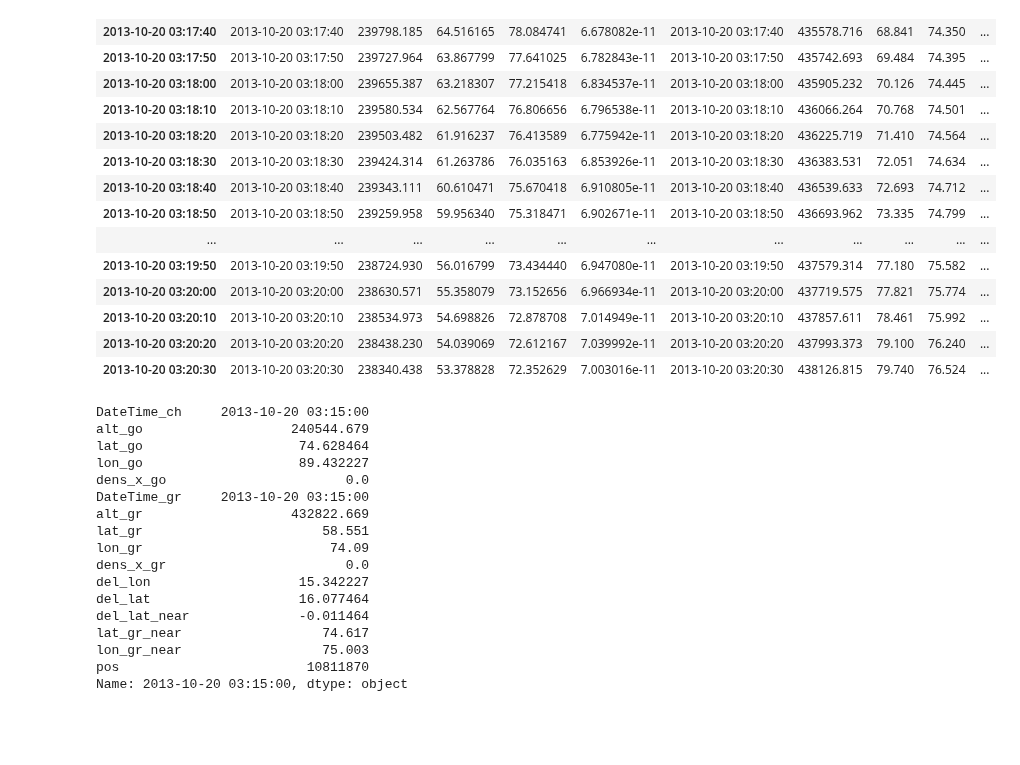
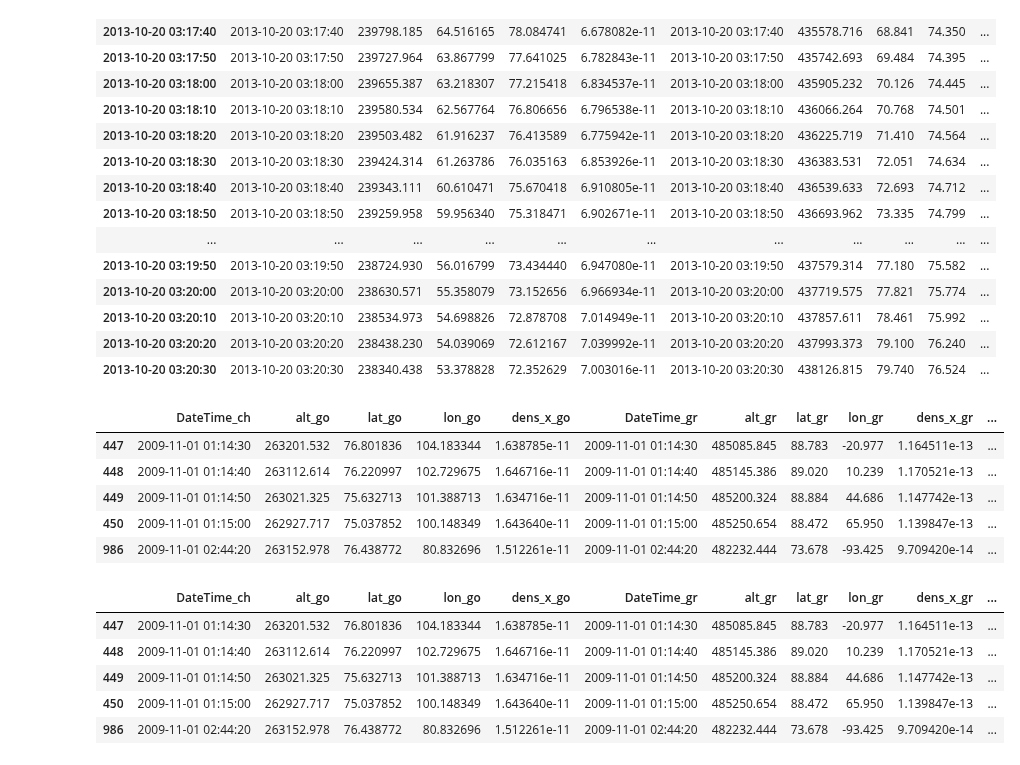
Before and after one commit to kylermurphy/SatDrag, a Jupyter notebook: Notebooks/test_den_profile.ipynb, the cells around one changed output. Saved outputs shown, nothing was run; the diff lists cells and outputs as text; code cells hidden in the pictures; blank space fills up the shorter version.

```diff
--- a/Notebooks/test_den_profile.ipynb
+++ b/Notebooks/test_den_profile.ipynb
@@ -118,23 +118,31 @@ sat_gr[gd_lon].tail(20)
 | 2013-10-20 03:20:10 | 2013-10-20 03:20:10 | 238534.973 | 54.698826 | 72.878708 | 7.014949e-11 | 2013-10-20 03:20:10 | 437857.611 | 78.461 | 75.992 | ... |
 | 2013-10-20 03:20:20 | 2013-10-20 03:20:20 | 238438.230 | 54.039069 | 72.612167 | 7.039992e-11 | 2013-10-20 03:20:20 | 437993.373 | 79.100 | 76.240 | ... |
 | 2013-10-20 03:20:30 | 2013-10-20 03:20:30 | 238340.438 | 53.378828 | 72.352629 | 7.003016e-11 | 2013-10-20 03:20:30 | 438126.815 | 79.740 | 76.524 | ... |
-# %%
-sat_gr.iloc[10811845]
-# %% [output]
-DateTime_ch     2013-10-20 03:15:00
-alt_go                   240544.679
-lat_go                    74.628464
-lon_go                    89.432227
-dens_x_go                       0.0
-DateTime_gr     2013-10-20 03:15:00
-alt_gr                   432822.669
-lat_gr                       58.551
-lon_gr                        74.09
-dens_x_gr                       0.0
-del_lon                   15.342227
-del_lat                   16.077464
-del_lat_near              -0.011464
-lat_gr_near                  74.617
-lon_gr_near                  75.003
-pos                        10811870
-Name: 2013-10-20 03:15:00, dtype: object
+# %%
+
+#sat_gr = sat_gr.drop(columns='DateTime_ch').reset_index()
+gd_lon = (sat_gr['del_lat_near'].abs() <= 1) & (np.abs(sat_gr['lon_gr_near']-sat_gr[f'lon_{sat_comp}']) <=5)
+conj_data = sat_gr[gd_lon].copy()
+
+conj_data.head()
+conj_date = sat_gr.loc[conj_data['pos'],'DateTime_gr']
+conj_dens = sat_gr.loc[conj_data['pos'],'dens_x_gr']
+
+conj_data['DateTime_conj'] = conj_date.to_numpy()
+conj_data['dens_x_conj'] = conj_dens.to_numpy()
+# %% [output]
+|  | DateTime_ch | alt_go | lat_go | lon_go | dens_x_go | DateTime_gr | alt_gr | lat_gr | lon_gr | dens_x_gr | ... |
+| 447 | 2009-11-01 01:14:30 | 263201.532 | 76.801836 | 104.183344 | 1.638785e-11 | 2009-11-01 01:14:30 | 485085.845 | 88.783 | -20.977 | 1.164511e-13 | ... |
+| 448 | 2009-11-01 01:14:40 | 263112.614 | 76.220997 | 102.729675 | 1.646716e-11 | 2009-11-01 01:14:40 | 485145.386 | 89.020 | 10.239 | 1.170521e-13 | ... |
+| 449 | 2009-11-01 01:14:50 | 263021.325 | 75.632713 | 101.388713 | 1.634716e-11 | 2009-11-01 01:14:50 | 485200.324 | 88.884 | 44.686 | 1.147742e-13 | ... |
+| 450 | 2009-11-01 01:15:00 | 262927.717 | 75.037852 | 100.148349 | 1.643640e-11 | 2009-11-01 01:15:00 | 485250.654 | 88.472 | 65.950 | 1.139847e-13 | ... |
+| 986 | 2009-11-01 02:44:20 | 263152.978 | 76.438772 | 80.832696 | 1.512261e-11 | 2009-11-01 02:44:20 | 482232.444 | 73.678 | -93.425 | 9.709420e-14 | ... |
+# %%
+conj_data.head()
+# %% [output]
+|  | DateTime_ch | alt_go | lat_go | lon_go | dens_x_go | DateTime_gr | alt_gr | lat_gr | lon_gr | dens_x_gr | ... |
+| 447 | 2009-11-01 01:14:30 | 263201.532 | 76.801836 | 104.183344 | 1.638785e-11 | 2009-11-01 01:14:30 | 485085.845 | 88.783 | -20.977 | 1.164511e-13 | ... |
+| 448 | 2009-11-01 01:14:40 | 263112.614 | 76.220997 | 102.729675 | 1.646716e-11 | 2009-11-01 01:14:40 | 485145.386 | 89.020 | 10.239 | 1.170521e-13 | ... |
+| 449 | 2009-11-01 01:14:50 | 263021.325 | 75.632713 | 101.388713 | 1.634716e-11 | 2009-11-01 01:14:50 | 485200.324 | 88.884 | 44.686 | 1.147742e-13 | ... |
+| 450 | 2009-11-01 01:15:00 | 262927.717 | 75.037852 | 100.148349 | 1.643640e-11 | 2009-11-01 01:15:00 | 485250.654 | 88.472 | 65.950 | 1.139847e-13 | ... |
+| 986 | 2009-11-01 02:44:20 | 263152.978 | 76.438772 | 80.832696 | 1.512261e-11 | 2009-11-01 02:44:20 | 482232.444 | 73.678 | -93.425 | 9.709420e-14 | ... |
```
Also changed, not shown: parts of 9 cells of this notebook, 3 other files.
